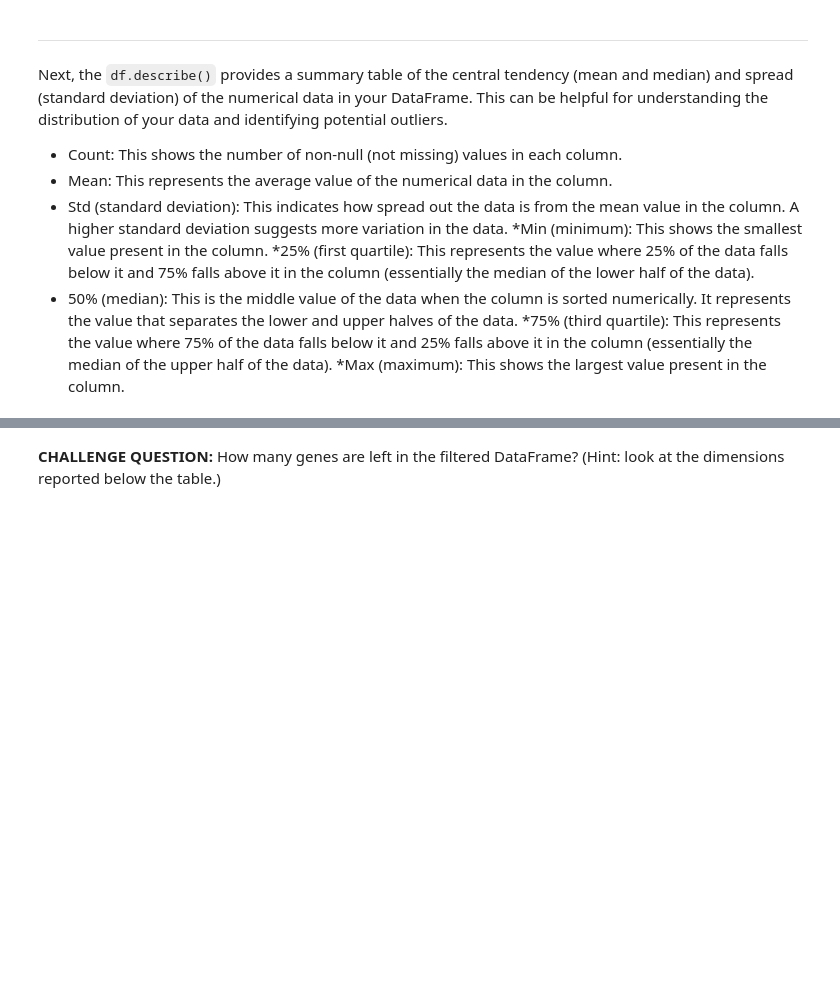
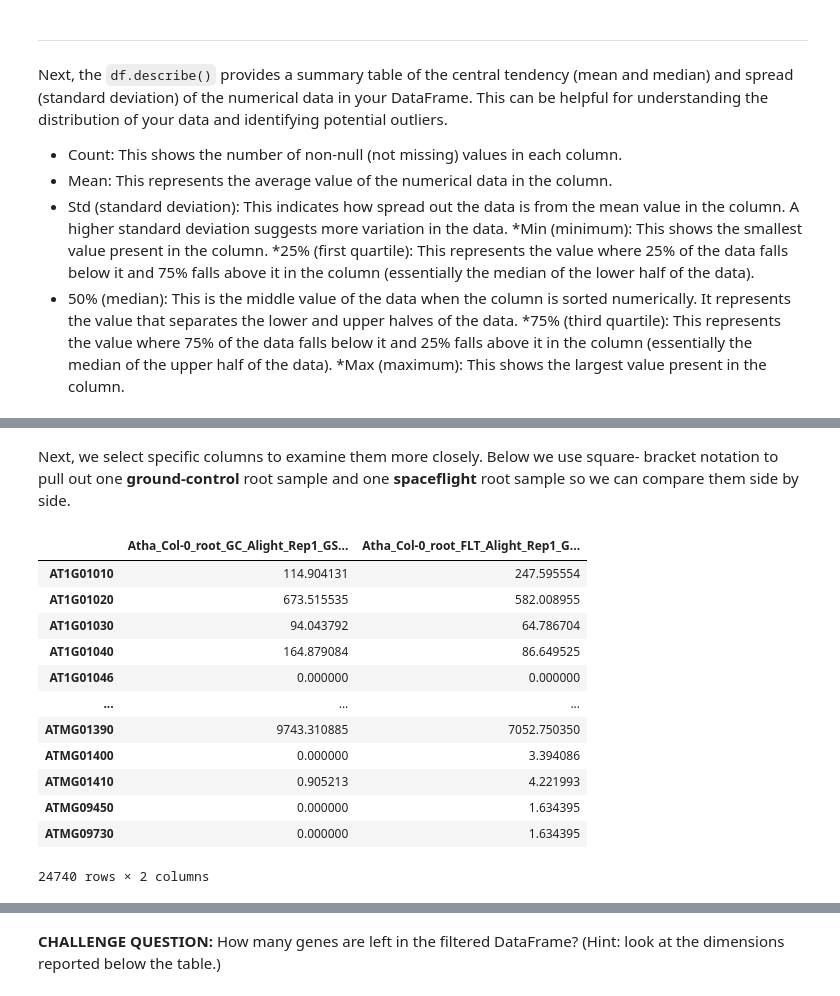
Before and after one commit to dr-richard-barker/OSDR_juypter_book.io, a Jupyter notebook: chapters/Tabular_Data.ipynb, the cells around one changed output, grey strips where cells are left out. Saved outputs shown, nothing was run; the diff lists cells and outputs as text; code cells hidden in the pictures; blank space fills up the shorter version.

```diff
--- a/chapters/Tabular_Data.ipynb
+++ b/chapters/Tabular_Data.ipynb
@@ -182,0 +163,24 @@ filtered_df
+# %% [markdown]
+Next, we select specific columns to examine them more closely. Below we use square-
+bracket notation to pull out one **ground-control** root sample and one
+**spaceflight** root sample so we can compare them side by side.
+# %%
+# Select one ground-control and one spaceflight root sample
+ground = "Atha_Col-0_root_GC_Alight_Rep1_GSM2493759_Day13"
+flight = "Atha_Col-0_root_FLT_Alight_Rep1_GSM2493777_Day13"
+selected_columns = df[[ground, flight]]
+selected_columns
+# %% [output]
+|  | Atha_Col-0_root_GC_Alight_Rep1_GS... | Atha_Col-0_root_FLT_Alight_Rep1_G... |
+| AT1G01010 | 114.904131 | 247.595554 |
+| AT1G01020 | 673.515535 | 582.008955 |
+| AT1G01030 | 94.043792 | 64.786704 |
+| AT1G01040 | 164.879084 | 86.649525 |
+| AT1G01046 | 0.000000 | 0.000000 |
+| ... | ... | ... |
+| ATMG01390 | 9743.310885 | 7052.750350 |
+| ATMG01400 | 0.000000 | 3.394086 |
+| ATMG01410 | 0.905213 | 4.221993 |
+| ATMG09450 | 0.000000 | 1.634395 |
+| ATMG09730 | 0.000000 | 1.634395 |
+24740 rows × 2 columns
```
Also changed, not shown: parts of 20 cells of this notebook, 5 other files.
